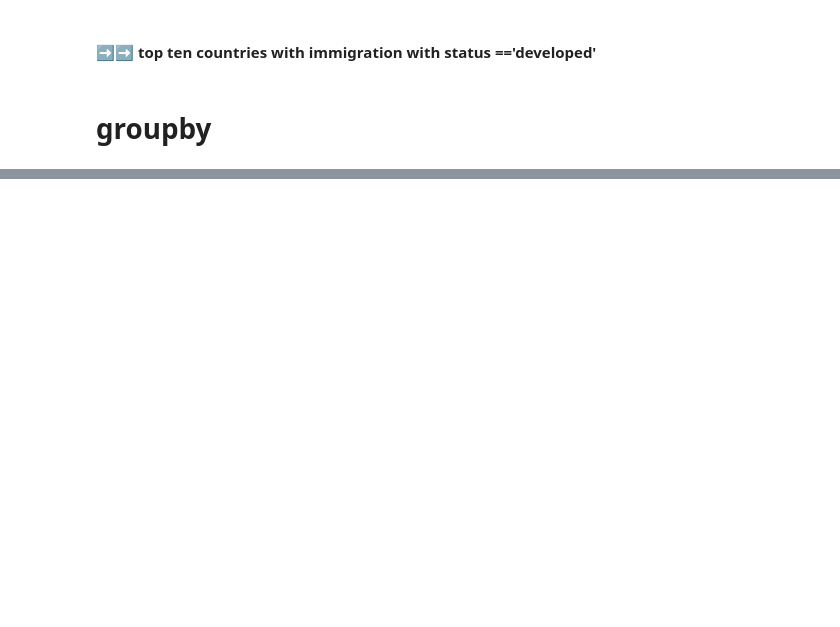
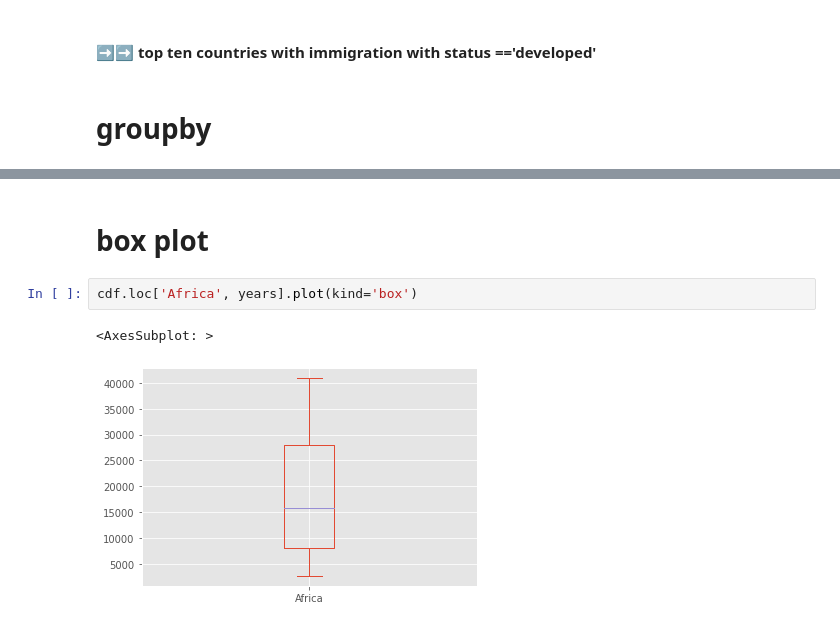
Before and after one commit to digipodium/DP-JUL-PYDS-500-MTTF, a Jupyter notebook: datascience/data_analytics.ipynb, the cells around one changed output, grey strips where cells are left out. Cells and saved outputs as stored; diff of their text form; blank space fills up the shorter version.

```diff
--- a/datascience/data_analytics.ipynb
+++ b/datascience/data_analytics.ipynb
@@ -201,0 +233,7 @@ cdf
+# %% [markdown]
+# box plot
+# %%
+cdf.loc['Africa', years].plot(kind='box')
+# %% [output]
+<AxesSubplot: >
+[figure, added]
```
Also changed, not shown: parts of 12 cells of this notebook, 2 other files.
